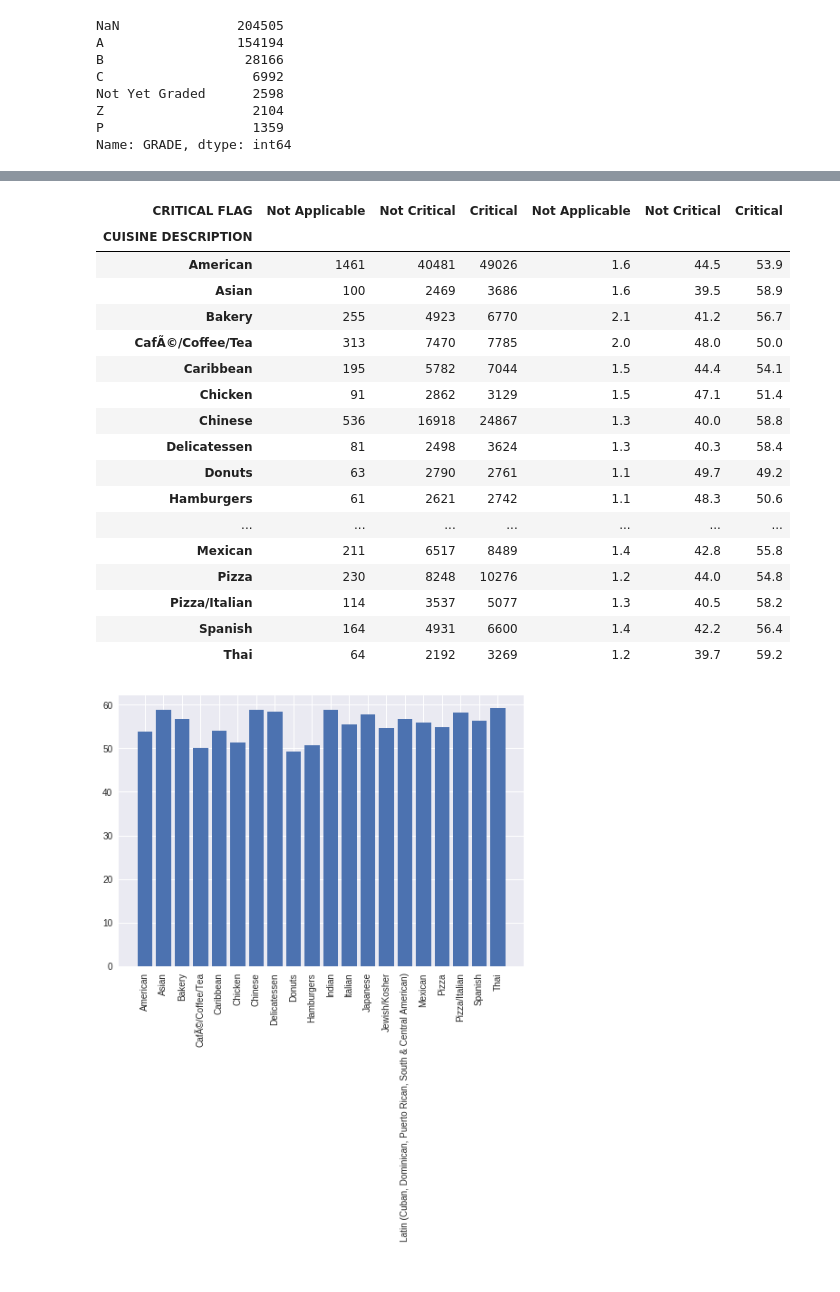
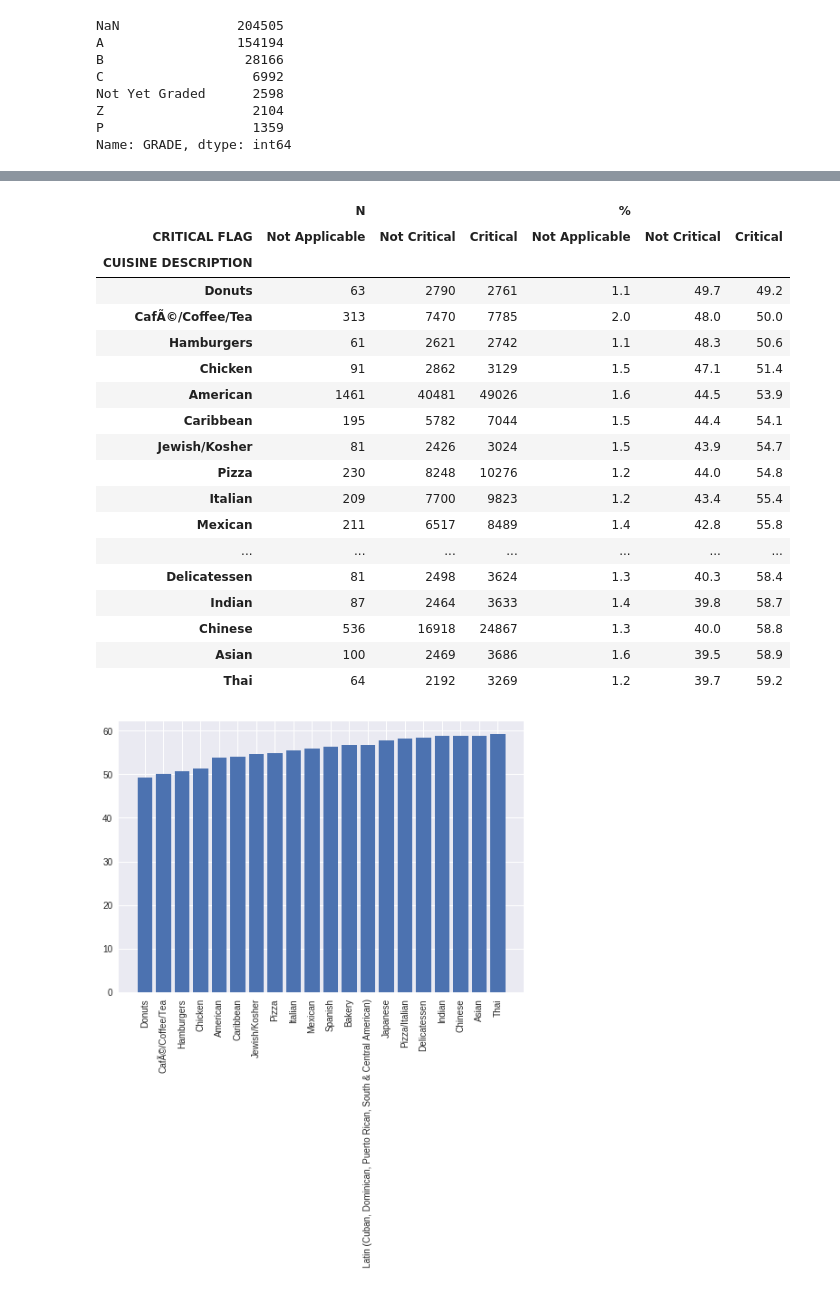
Before and after one commit to aunz/Insight-Data-Science-Challenge, a Jupyter notebook: NYC_Restaurant_Inspections.ipynb, the cells around one changed output, grey strips where cells are left out. Saved outputs shown, nothing was run; the diff lists cells and outputs as text; code cells hidden in the pictures.

Commit message:
Score and graphs

```diff
--- a/NYC_Restaurant_Inspections.ipynb
+++ b/NYC_Restaurant_Inspections.ipynb
@@ -181,30 +242,31 @@ tmp
 # %%
 tmp = data[data['CUISINE DESCRIPTION'].isin(data['CUISINE DESCRIPTION'].value_counts()[:20].index)]
 tmp = pd.crosstab(tmp['CUISINE DESCRIPTION'], tmp['CRITICAL FLAG']).loc[:, ['Not Applicable', 'Not Critical', 'Critical']]
-tmp = pd.concat([tmp, tmp.apply(lambda x: np.round(x / tmp.sum(1) * 100, 1), 0)], 1)
+tmp = pd.concat([tmp, tmp.apply(lambda x: np.round(x / tmp.sum(1) * 100, 1), 0)], 1, keys=['N', '%'])
+tmp = tmp.sort_values(('%', 'Critical'))
 tmp
 # %% [output]
+|  | N |  |  | % |  |  |
 | CRITICAL FLAG | Not Applicable | Not Critical | Critical | Not Applicable | Not Critical | Critical |
 | CUISINE DESCRIPTION |  |  |  |  |  |  |
+| Donuts | 63 | 2790 | 2761 | 1.1 | 49.7 | 49.2 |
+| CafÃ©/Coffee/Tea | 313 | 7470 | 7785 | 2.0 | 48.0 | 50.0 |
+| Hamburgers | 61 | 2621 | 2742 | 1.1 | 48.3 | 50.6 |
+| Chicken | 91 | 2862 | 3129 | 1.5 | 47.1 | 51.4 |
 | American | 1461 | 40481 | 49026 | 1.6 | 44.5 | 53.9 |
+| Caribbean | 195 | 5782 | 7044 | 1.5 | 44.4 | 54.1 |
+| Jewish/Kosher | 81 | 2426 | 3024 | 1.5 | 43.9 | 54.7 |
+| Pizza | 230 | 8248 | 10276 | 1.2 | 44.0 | 54.8 |
+| Italian | 209 | 7700 | 9823 | 1.2 | 43.4 | 55.4 |
+| Mexican | 211 | 6517 | 8489 | 1.4 | 42.8 | 55.8 |
+| ... | ... | ... | ... | ... | ... | ... |
+| Delicatessen | 81 | 2498 | 3624 | 1.3 | 40.3 | 58.4 |
+| Indian | 87 | 2464 | 3633 | 1.4 | 39.8 | 58.7 |
+| Chinese | 536 | 16918 | 24867 | 1.3 | 40.0 | 58.8 |
 | Asian | 100 | 2469 | 3686 | 1.6 | 39.5 | 58.9 |
-| Bakery | 255 | 4923 | 6770 | 2.1 | 41.2 | 56.7 |
-| CafÃ©/Coffee/Tea | 313 | 7470 | 7785 | 2.0 | 48.0 | 50.0 |
-| Caribbean | 195 | 5782 | 7044 | 1.5 | 44.4 | 54.1 |
-| Chicken | 91 | 2862 | 3129 | 1.5 | 47.1 | 51.4 |
-| Chinese | 536 | 16918 | 24867 | 1.3 | 40.0 | 58.8 |
-| Delicatessen | 81 | 2498 | 3624 | 1.3 | 40.3 | 58.4 |
-| Donuts | 63 | 2790 | 2761 | 1.1 | 49.7 | 49.2 |
-| Hamburgers | 61 | 2621 | 2742 | 1.1 | 48.3 | 50.6 |
-| ... | ... | ... | ... | ... | ... | ... |
-| Mexican | 211 | 6517 | 8489 | 1.4 | 42.8 | 55.8 |
-| Pizza | 230 | 8248 | 10276 | 1.2 | 44.0 | 54.8 |
-| Pizza/Italian | 114 | 3537 | 5077 | 1.3 | 40.5 | 58.2 |
-| Spanish | 164 | 4931 | 6600 | 1.4 | 42.2 | 56.4 |
 | Thai | 64 | 2192 | 3269 | 1.2 | 39.7 | 59.2 |
 # %%
-
-plt.bar(range(len(tmp.index)), tmp.iloc[:,-1])
+plt.bar(range(len(tmp.index)), tmp.loc[:,('%', 'Critical')])
 plt.xticks(range(len(tmp.index)), tmp.index, rotation=90);
 # %% [output]
-[figure, old version]
+[figure, new version]
```
Also changed, not shown: parts of 9 cells of this notebook.
